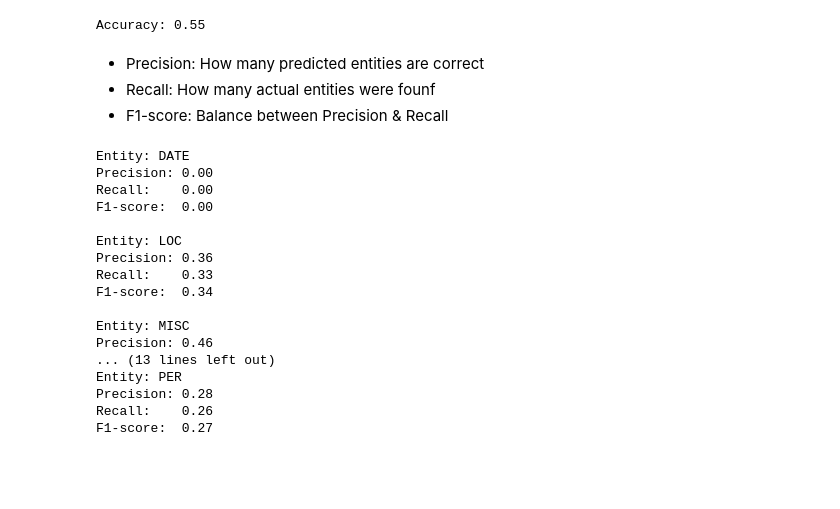
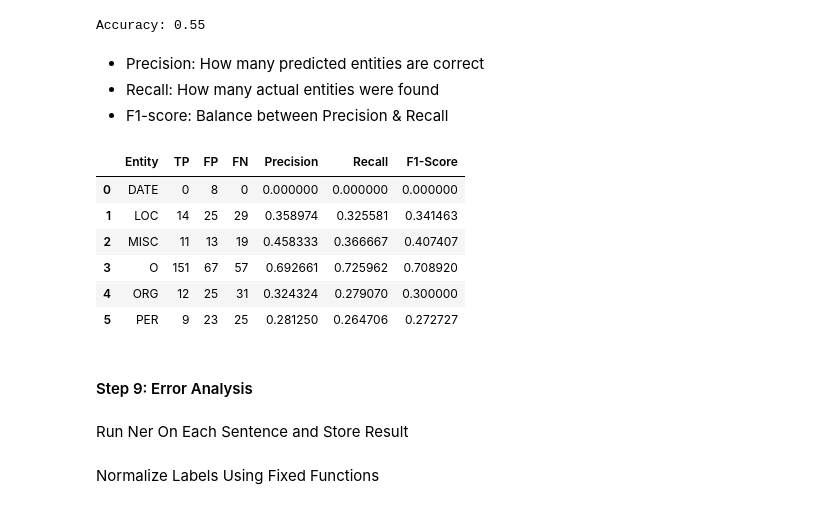
Before and after one commit to imjayeshjadhav/NLP, a Jupyter notebook: NER_Evaluation.ipynb, the cells around one changed output. Saved outputs shown, nothing was run; the diff lists cells and outputs as text; code cells hidden in the pictures; blank space fills up the shorter version.

```diff
--- a/NER_Evaluation.ipynb
+++ b/NER_Evaluation.ipynb
@@ -398,39 +390,42 @@ print(f"Accuracy: {accuracy:.2f}")
 Accuracy: 0.55
 # %% [markdown]
 - Precision: How many predicted entities are correct
-- Recall: How many actual entities were founf
+- Recall: How many actual entities were found
 - F1-score: Balance between Precision & Recall
 # %%
+import pandas as pd
+
+metrics_data = []
+
 for label in general_labels:
     idx = label_to_index_general[label]
 
     TP = general_matrix[idx][idx]
     FP = general_matrix[:, idx].sum() - TP
     FN = general_matrix[idx, :].sum() - TP
 
     precision = TP / (TP + FP) if (TP + FP) != 0 else 0
     recall = TP / (TP + FN) if (TP + FN) != 0 else 0
     f1 = (2 * precision * recall / (precision + recall)) if (precision + recall) != 0 else 0
 
-    print(f"\nEntity: {label}")
-    print(f"Precision: {precision:.2f}")
-    print(f"Recall:    {recall:.2f}")
-    print(f"F1-score:  {f1:.2f}")
+    metrics_data.append([label, TP, FP, FN, precision, recall, f1])
+
+# Create DataFrame for metrics
+metrics_df = pd.DataFrame(
+    metrics_data,
+    columns=["Entity", "TP", "FP", "FN", "Precision", "Recall", "F1-Score"]
+)
+
+metrics_df
 # %% [output]
-Entity: DATE
-Precision: 0.00
-Recall:    0.00
-F1-score:  0.00
-
-Entity: LOC
-Precision: 0.36
-Recall:    0.33
-F1-score:  0.34
-
-Entity: MISC
-Precision: 0.46
-... (13 lines left out)
-Entity: PER
-Precision: 0.28
-Recall:    0.26
-F1-score:  0.27
+|  | Entity | TP | FP | FN | Precision | Recall | F1-Score |
+| 0 | DATE | 0 | 8 | 0 | 0.000000 | 0.000000 | 0.000000 |
+| 1 | LOC | 14 | 25 | 29 | 0.358974 | 0.325581 | 0.341463 |
+| 2 | MISC | 11 | 13 | 19 | 0.458333 | 0.366667 | 0.407407 |
+| 3 | O | 151 | 67 | 57 | 0.692661 | 0.725962 | 0.708920 |
+| 4 | ORG | 12 | 25 | 31 | 0.324324 | 0.279070 | 0.300000 |
+| 5 | PER | 9 | 23 | 25 | 0.281250 | 0.264706 | 0.272727 |
+# %% [markdown]
+#### Step 9: Error Analysis
+# %% [markdown]
+Run Ner On Each Sentence and Store Result
@@ -436,0 +454,2 @@ F1-score:  0.27
+# %% [markdown]
+Normalize Labels Using Fixed Functions
```
Also changed, not shown: parts of 12 cells of this notebook.
